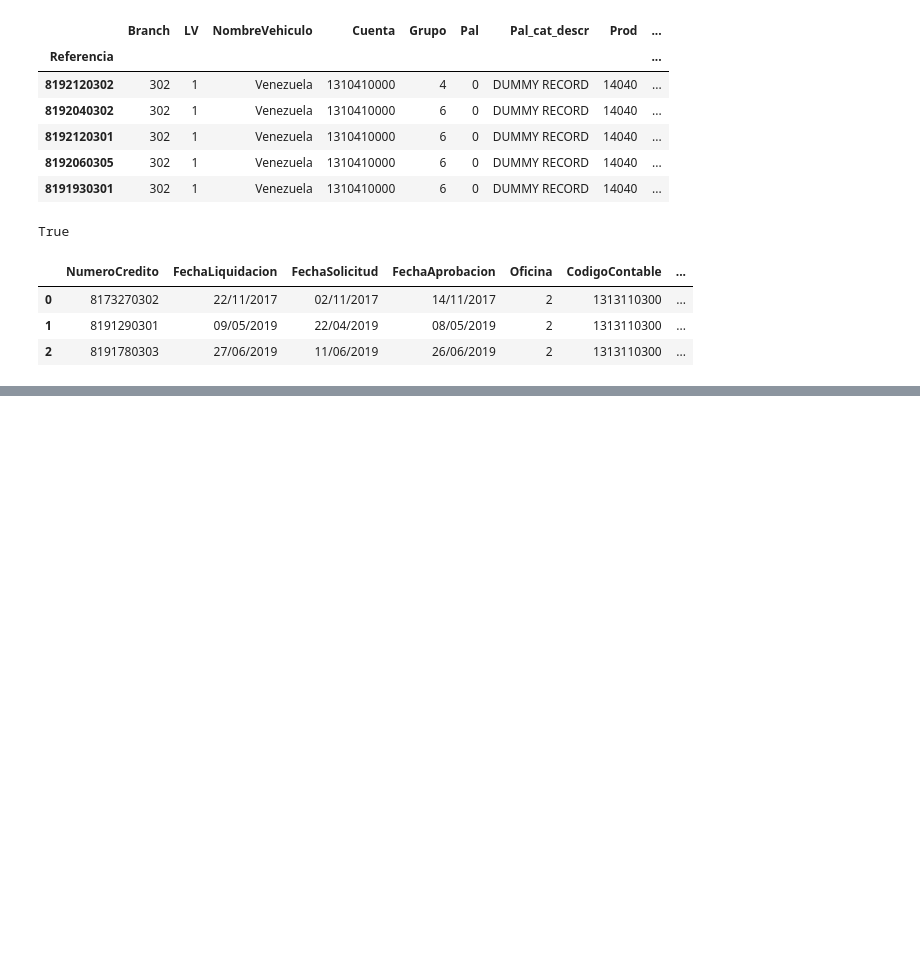
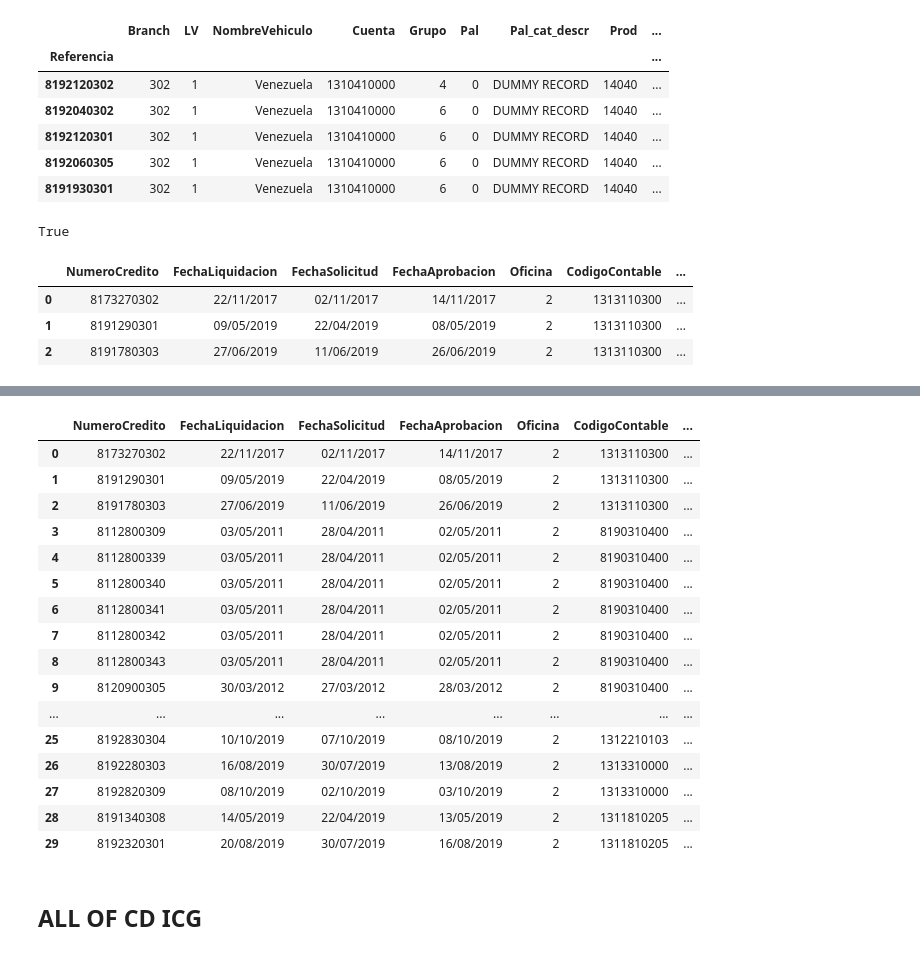
Before and after one commit to BAXTOR95/at-lrr, a Jupyter notebook: backend/app/jupyter_notebooks/AT04.ipynb, the cells around one changed output, grey strips where cells are left out. Cells and saved outputs as stored; diff of their text form; code cells hidden in the pictures; blank space fills up the shorter version.

```diff
--- a/backend/app/jupyter_notebooks/AT04.ipynb
+++ b/backend/app/jupyter_notebooks/AT04.ipynb
@@ -900,0 +1457,22 @@ test[labels]
+# %%
+at04_df[labels]
+# %% [output]
+|  | NumeroCredito | FechaLiquidacion | FechaSolicitud | FechaAprobacion | Oficina | CodigoContable | ... |
+| 0 | 8173270302 | 22/11/2017 | 02/11/2017 | 14/11/2017 | 2 | 1313110300 | ... |
+| 1 | 8191290301 | 09/05/2019 | 22/04/2019 | 08/05/2019 | 2 | 1313110300 | ... |
+| 2 | 8191780303 | 27/06/2019 | 11/06/2019 | 26/06/2019 | 2 | 1313110300 | ... |
+| 3 | 8112800309 | 03/05/2011 | 28/04/2011 | 02/05/2011 | 2 | 8190310400 | ... |
+| 4 | 8112800339 | 03/05/2011 | 28/04/2011 | 02/05/2011 | 2 | 8190310400 | ... |
+| 5 | 8112800340 | 03/05/2011 | 28/04/2011 | 02/05/2011 | 2 | 8190310400 | ... |
+| 6 | 8112800341 | 03/05/2011 | 28/04/2011 | 02/05/2011 | 2 | 8190310400 | ... |
+| 7 | 8112800342 | 03/05/2011 | 28/04/2011 | 02/05/2011 | 2 | 8190310400 | ... |
+| 8 | 8112800343 | 03/05/2011 | 28/04/2011 | 02/05/2011 | 2 | 8190310400 | ... |
+| 9 | 8120900305 | 30/03/2012 | 27/03/2012 | 28/03/2012 | 2 | 8190310400 | ... |
+| ... | ... | ... | ... | ... | ... | ... | ... |
+| 25 | 8192830304 | 10/10/2019 | 07/10/2019 | 08/10/2019 | 2 | 1312210103 | ... |
+| 26 | 8192280303 | 16/08/2019 | 30/07/2019 | 13/08/2019 | 2 | 1313310000 | ... |
+| 27 | 8192820309 | 08/10/2019 | 02/10/2019 | 03/10/2019 | 2 | 1313310000 | ... |
+| 28 | 8191340308 | 14/05/2019 | 22/04/2019 | 13/05/2019 | 2 | 1311810205 | ... |
+| 29 | 8192320301 | 20/08/2019 | 30/07/2019 | 16/08/2019 | 2 | 1311810205 | ... |
+# %% [markdown]
+## ALL OF CD ICG
```
Also changed, not shown: parts of 15 cells of this notebook, 1 other file.
